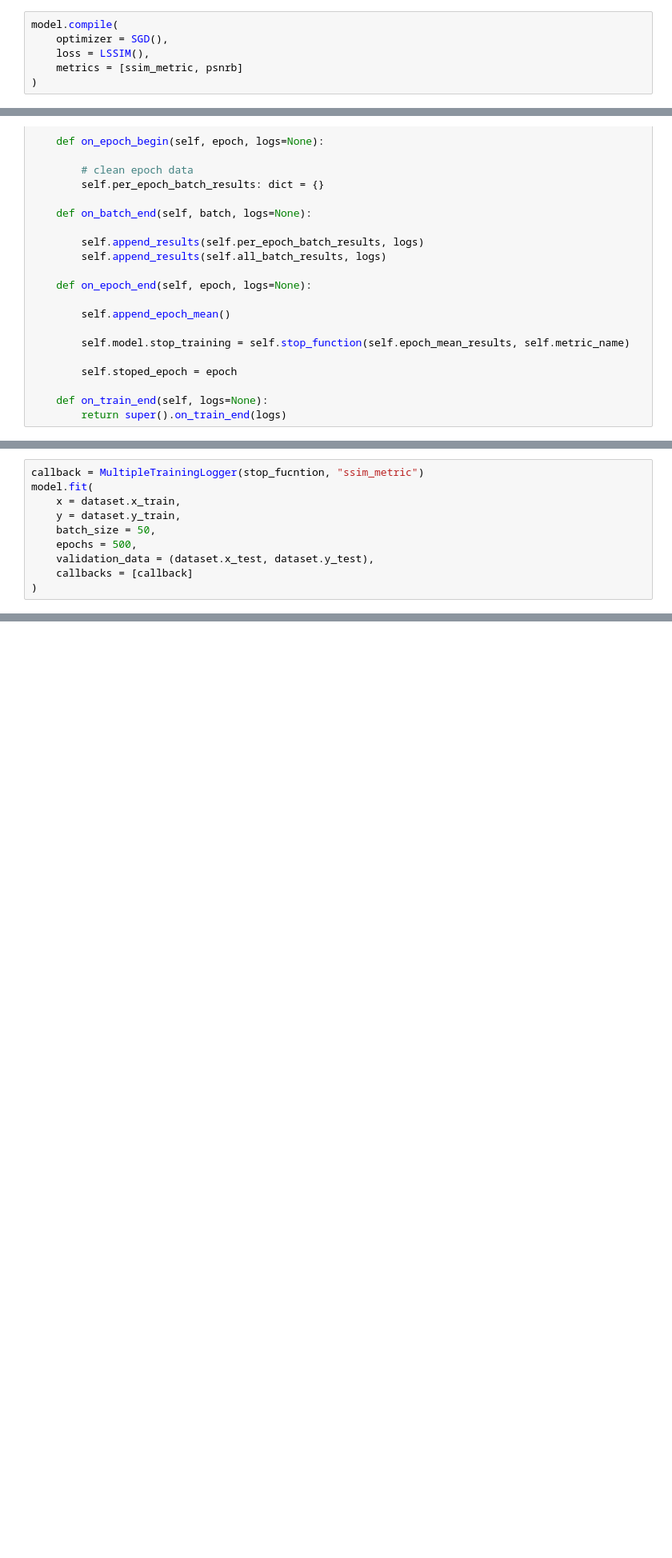
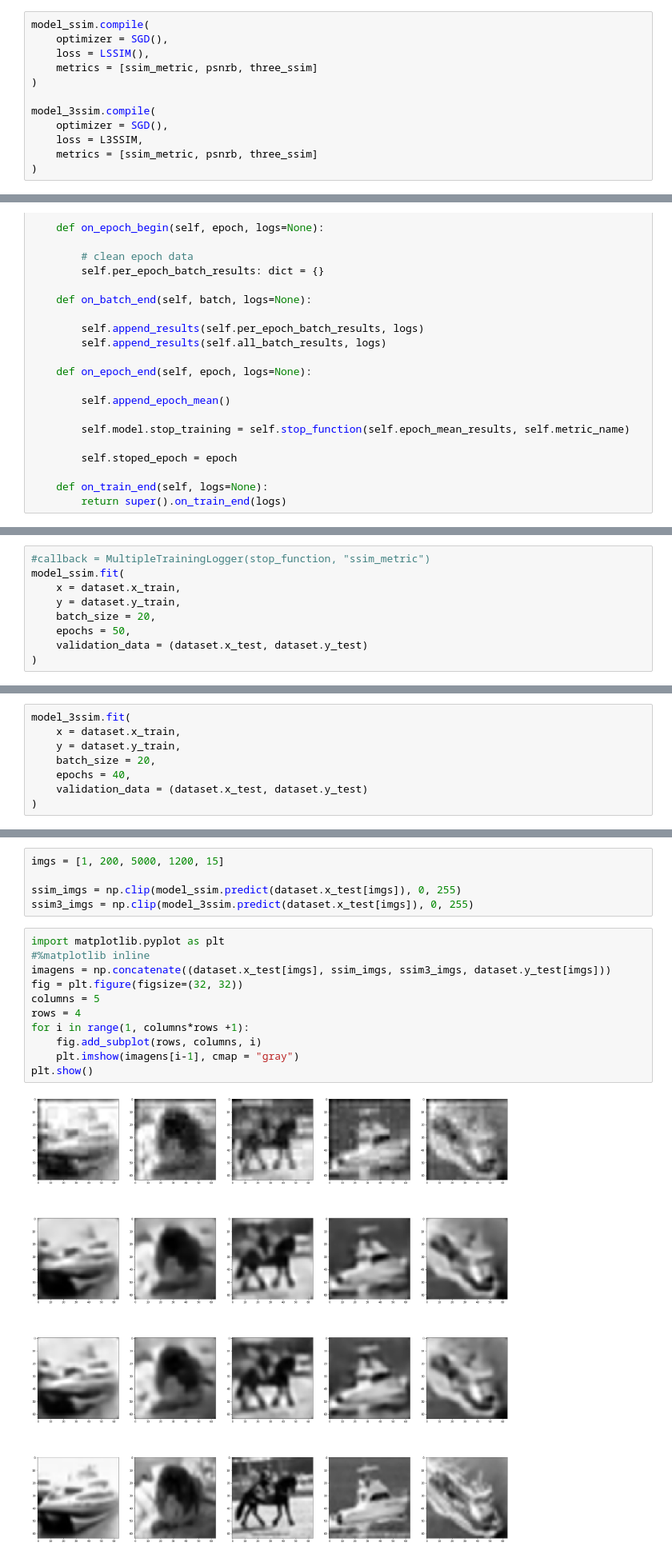
Before and after one commit to leandroassis/IC-AutoEncoder, a Jupyter notebook: Testing.ipynb, the cells around one changed output, grey strips where cells are left out. Shown at 80% size. Cells and saved outputs as stored; diff of their text form; blank space fills up the shorter version.

```diff
--- a/Testing.ipynb
+++ b/Testing.ipynb
@@ -21,9 +25,15 @@ model = get_model(model_json_name = "AutoEncoder-2.0-64x64.json")
 # %%
-model.compile(
+model_ssim.compile(
     optimizer = SGD(),
     loss = LSSIM(),
-    metrics = [ssim_metric, psnrb]
+    metrics = [ssim_metric, psnrb, three_ssim]
 )
+
+model_3ssim.compile(
+    optimizer = SGD(),
+    loss = L3SSIM,
+    metrics = [ssim_metric, psnrb, three_ssim]
+)
 # %%
 dataset = DataSet().load_rafael_cifar_10_noise_data()
 # %%
@@ -130,13 +140,12 @@ def stop_fucntion (epoch_mean_results: dict,
 
     return stop_signal
 # %%
-callback = MultipleTrainingLogger(stop_fucntion, "ssim_metric")
-model.fit(
+#callback = MultipleTrainingLogger(stop_function, "ssim_metric")
+model_ssim.fit(
     x = dataset.x_train,
     y = dataset.y_train,
-    batch_size = 50,
-    epochs = 500,
-    validation_data = (dataset.x_test, dataset.y_test),
-    callbacks = [callback]
+    batch_size = 20,
+    epochs = 50,
+    validation_data = (dataset.x_test, dataset.y_test)
 )
 # %% [output]
@@ -449,0 +170,8 @@ array([[2],
+# %%
+model_3ssim.fit(
+    x = dataset.x_train,
+    y = dataset.y_train,
+    batch_size = 20,
+    epochs = 40,
+    validation_data = (dataset.x_test, dataset.y_test)
+)
@@ -449,0 +197,18 @@ array([[2],
+# %%
+imgs = [1, 200, 5000, 1200, 15]
+
+ssim_imgs = np.clip(model_ssim.predict(dataset.x_test[imgs]), 0, 255)
+ssim3_imgs = np.clip(model_3ssim.predict(dataset.x_test[imgs]), 0, 255)
+# %%
+import matplotlib.pyplot as plt
+#%matplotlib inline
+imagens = np.concatenate((dataset.x_test[imgs], ssim_imgs, ssim3_imgs, dataset.y_test[imgs]))
+fig = plt.figure(figsize=(32, 32))
+columns = 5
+rows = 4
+for i in range(1, columns*rows +1):
+    fig.add_subplot(rows, columns, i)
+    plt.imshow(imagens[i-1], cmap = "gray")
+plt.show()
+# %% [output]
+[figure, added]
```
Also changed, not shown: parts of 11 cells of this notebook.
